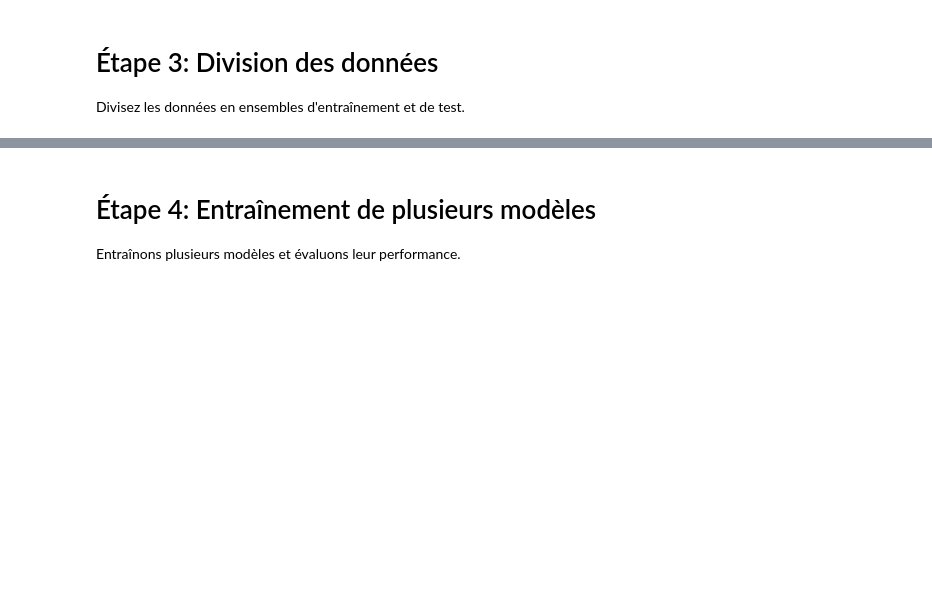
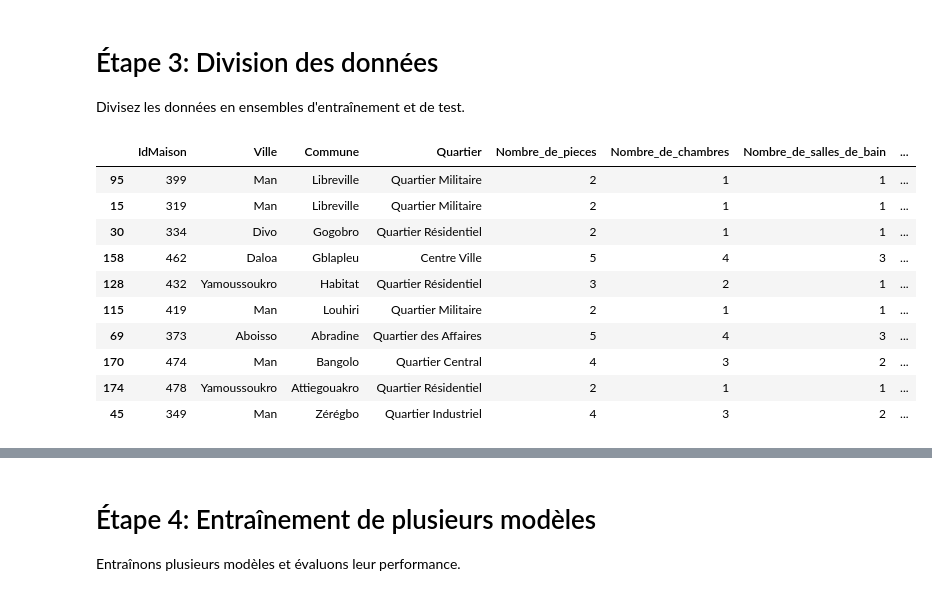
Before and after one commit to choueton/MV, a Jupyter notebook: modele.ipynb, the cells around one changed output, grey strips where cells are left out. Saved outputs shown, nothing was run; the diff lists cells and outputs as text; code cells hidden in the pictures; blank space fills up the shorter version.

Commit message:
deux test model

```diff
--- a/modele.ipynb
+++ b/modele.ipynb
@@ -242,3 +242,17 @@ Divisez les données en ensembles d'entraînement et de test.
 #decoupage du dataset en variable d'entrenement et de test
 from sklearn.model_selection import train_test_split
 X_train, X_test, y_train, y_test = train_test_split(X, y, test_size=0.05, random_state=42)
+# %%
+X_test
+# %% [output]
+|  | IdMaison | Ville | Commune | Quartier | Nombre_de_pieces | Nombre_de_chambres | Nombre_de_salles_de_bain | ... |
+| 95 | 399 | Man | Libreville | Quartier Militaire | 2 | 1 | 1 | ... |
+| 15 | 319 | Man | Libreville | Quartier Militaire | 2 | 1 | 1 | ... |
+| 30 | 334 | Divo | Gogobro | Quartier Résidentiel | 2 | 1 | 1 | ... |
+| 158 | 462 | Daloa | Gblapleu | Centre Ville | 5 | 4 | 3 | ... |
+| 128 | 432 | Yamoussoukro | Habitat | Quartier Résidentiel | 3 | 2 | 1 | ... |
+| 115 | 419 | Man | Louhiri | Quartier Militaire | 2 | 1 | 1 | ... |
+| 69 | 373 | Aboisso | Abradine | Quartier des Affaires | 5 | 4 | 3 | ... |
+| 170 | 474 | Man | Bangolo | Quartier Central | 4 | 3 | 2 | ... |
+| 174 | 478 | Yamoussoukro | Attiegouakro | Quartier Résidentiel | 2 | 1 | 1 | ... |
+| 45 | 349 | Man | Zérégbo | Quartier Industriel | 4 | 3 | 2 | ... |
```
Also changed, not shown: parts of 17 cells of this notebook, 6 other files.
